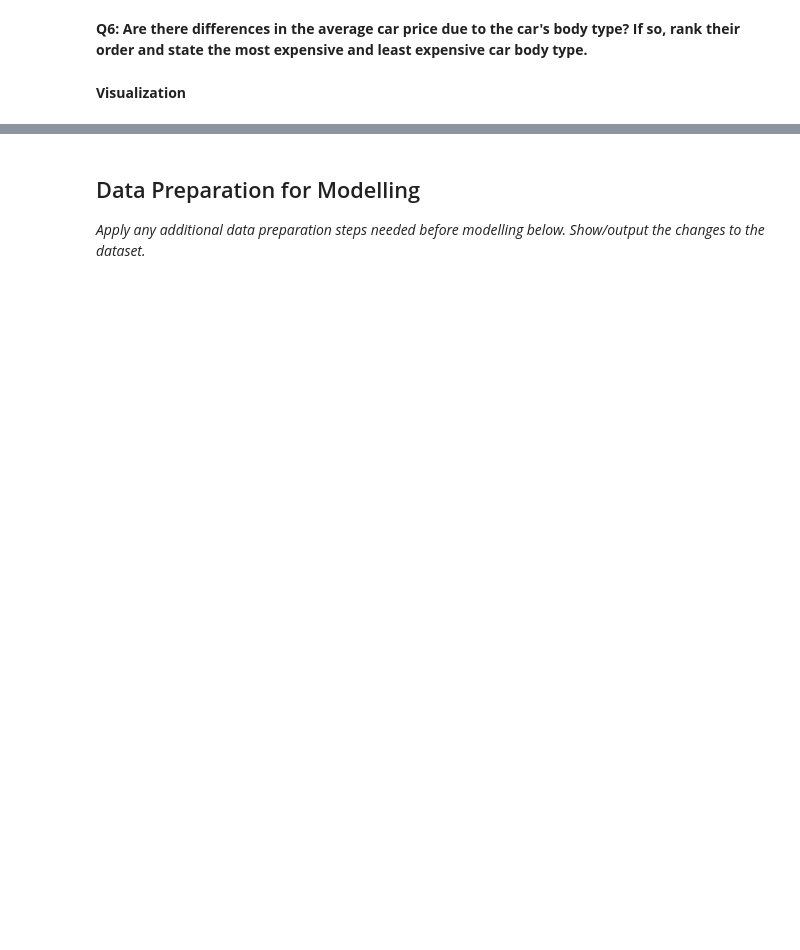
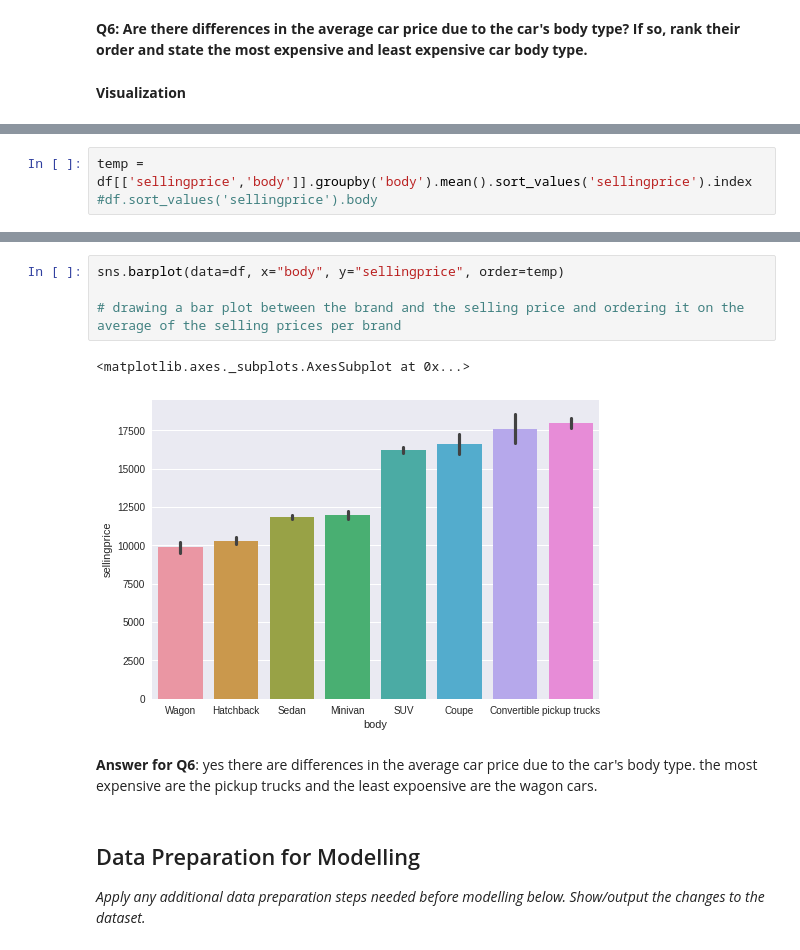
Before and after one commit to Rahmaatef2001/W2022, a Jupyter notebook: Regression_Mini-Project.ipynb, the cells around one changed output, grey strips where cells are left out. Saved outputs shown, nothing was run; the diff lists cells and outputs as text; blank space fills up the shorter version.

```diff
--- a/Regression_Mini-Project.ipynb
+++ b/Regression_Mini-Project.ipynb
@@ -270,0 +423,3 @@ sns.lmplot(x='condition', y='sellingprice', data=df, height=8)
+# %%
+temp = df[['sellingprice','body']].groupby('body').mean().sort_values('sellingprice').index
+#df.sort_values('sellingprice').body
@@ -271,3 +442,12 @@ sns.lmplot(x='condition', y='sellingprice', data=df, height=8)
+# %%
+sns.barplot(data=df, x="body", y="sellingprice", order=temp)
+
+# drawing a bar plot between the brand and the selling price and ordering it on the average of the selling prices per brand
+# %% [output]
+<matplotlib.axes._subplots.AxesSubplot at 0x...>
+[figure, added]
+# %% [markdown]
+**Answer for Q6**: yes there are differences in the average car price due to the car's body type. the most expensive are the pickup trucks and the least expoensive are the wagon cars.
 # %% [markdown]
 ## Data Preparation for Modelling
 
```
Also changed, not shown: parts of 47 cells of this notebook.
